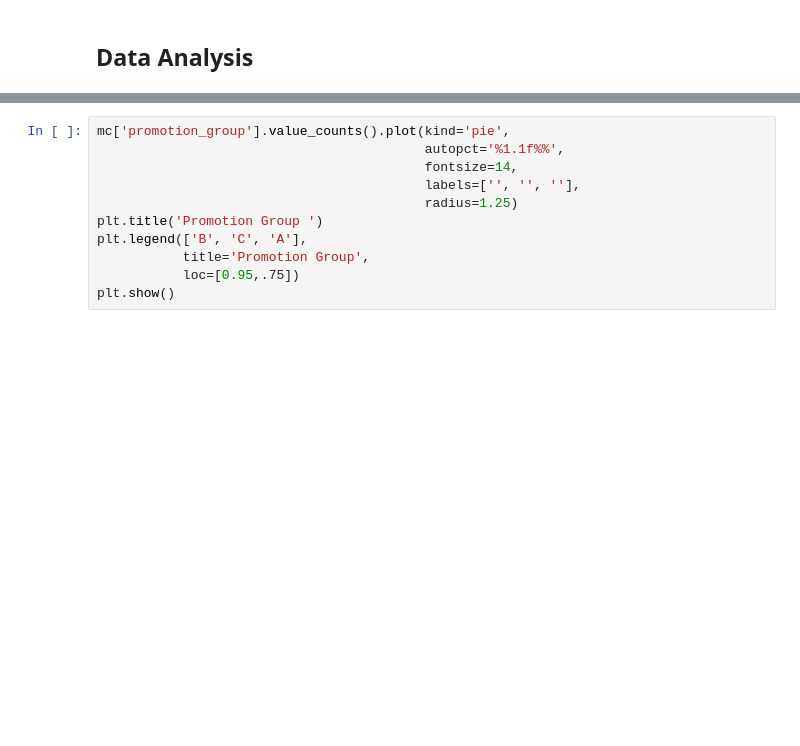
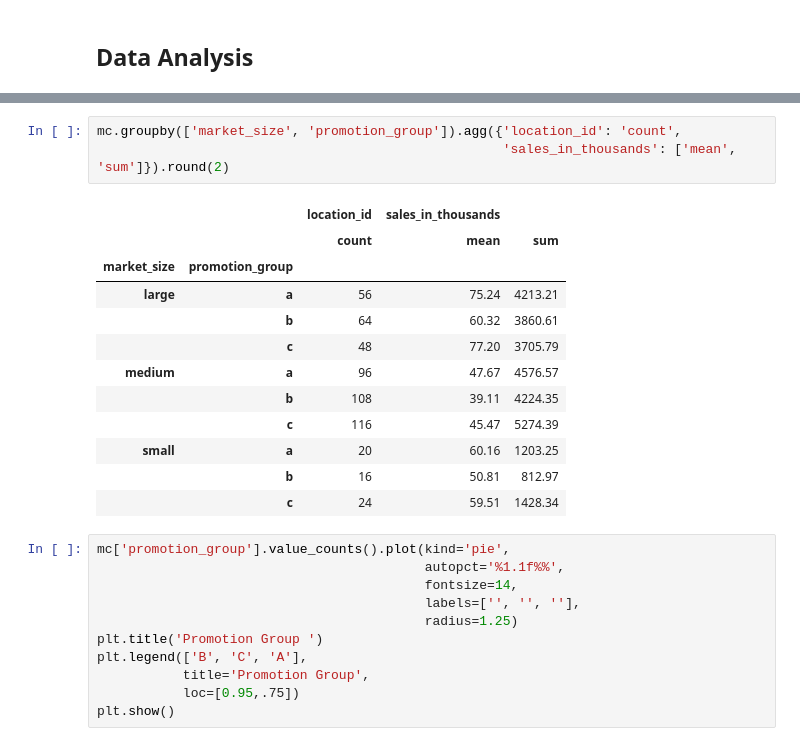
Before and after one commit to jasondo-da/Fast_Food_Marketing_Campaign_AB_Test, a Jupyter notebook: fast_food_ab_test.ipynb, the cells around one changed output, grey strips where cells are left out. Saved outputs shown, nothing was run; the diff lists cells and outputs as text; blank space fills up the shorter version.

```diff
--- a/fast_food_ab_test.ipynb
+++ b/fast_food_ab_test.ipynb
@@ -229,3 +256,19 @@ memory usage: 22.9 KB
+# %%
+mc.groupby(['market_size', 'promotion_group']).agg({'location_id': 'count',
+                                                    'sales_in_thousands': ['mean', 'sum']}).round(2)
+# %% [output]
+|  |  | location_id | sales_in_thousands |  |
+|  |  | count | mean | sum |
+| market_size | promotion_group |  |  |  |
+| large | a | 56 | 75.24 | 4213.21 |
+|  | b | 64 | 60.32 | 3860.61 |
+|  | c | 48 | 77.20 | 3705.79 |
+| medium | a | 96 | 47.67 | 4576.57 |
+|  | b | 108 | 39.11 | 4224.35 |
+|  | c | 116 | 45.47 | 5274.39 |
+| small | a | 20 | 60.16 | 1203.25 |
+|  | b | 16 | 50.81 | 812.97 |
+|  | c | 24 | 59.51 | 1428.34 |
 # %%
 mc['promotion_group'].value_counts().plot(kind='pie',
                                           autopct='%1.1f%%',
```
Also changed, not shown: parts of 18 cells of this notebook.
